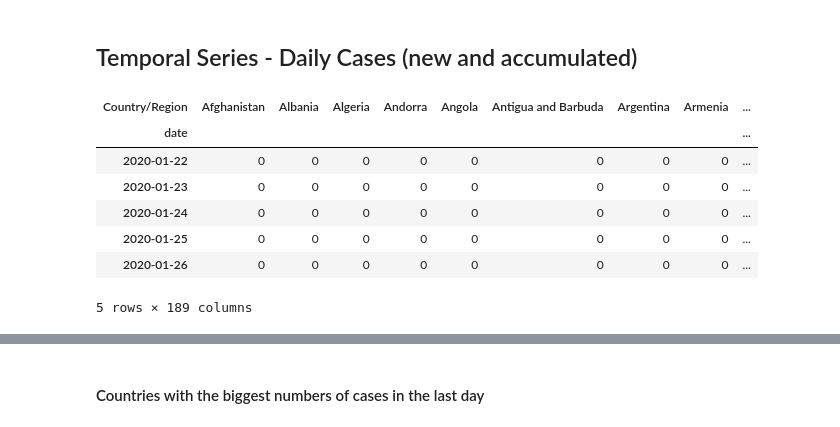
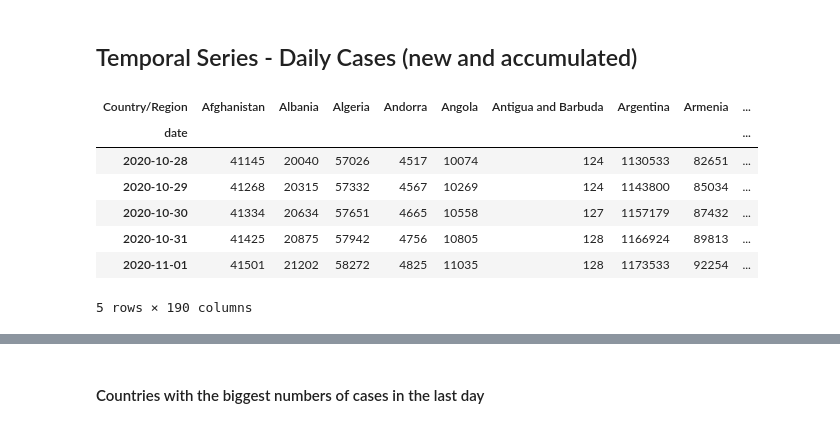
Before and after one commit to rsouza/COVID-19, a Jupyter notebook: daily_cases_deaths_recovered.ipynb, the cells around one changed output, grey strips where cells are left out. Saved outputs shown, nothing was run; the diff lists cells and outputs as text; code cells hidden in the pictures.

```diff
--- a/daily_cases_deaths_recovered.ipynb
+++ b/daily_cases_deaths_recovered.ipynb
@@ -7,20 +7,20 @@ import pickle
 # %%
 df_cases = pd.read_csv('./csse_covid_19_data/csse_covid_19_time_series/time_series_covid19_confirmed_global.csv')
 df_cases.drop(["Lat", "Long", "Province/State"], axis=1, inplace=True)
 df_cases = df_cases.groupby(['Country/Region']).sum()
 df_cases = df_cases.transpose()
 df_cases.index.name = 'date'
 df_cases.index = pd.to_datetime(df_cases.index)
-df_cases.head()
+df_cases.tail()
 # %% [output]
 | Country/Region | Afghanistan | Albania | Algeria | Andorra | Angola | Antigua and Barbuda | Argentina | Armenia | ... |
 | date |  |  |  |  |  |  |  |  | ... |
-| 2020-01-22 | 0 | 0 | 0 | 0 | 0 | 0 | 0 | 0 | ... |
-| 2020-01-23 | 0 | 0 | 0 | 0 | 0 | 0 | 0 | 0 | ... |
-| 2020-01-24 | 0 | 0 | 0 | 0 | 0 | 0 | 0 | 0 | ... |
-| 2020-01-25 | 0 | 0 | 0 | 0 | 0 | 0 | 0 | 0 | ... |
-| 2020-01-26 | 0 | 0 | 0 | 0 | 0 | 0 | 0 | 0 | ... |
+| 2020-10-28 | 41145 | 20040 | 57026 | 4517 | 10074 | 124 | 1130533 | 82651 | ... |
+| 2020-10-29 | 41268 | 20315 | 57332 | 4567 | 10269 | 124 | 1143800 | 85034 | ... |
+| 2020-10-30 | 41334 | 20634 | 57651 | 4665 | 10558 | 127 | 1157179 | 87432 | ... |
+| 2020-10-31 | 41425 | 20875 | 57942 | 4756 | 10805 | 128 | 1166924 | 89813 | ... |
+| 2020-11-01 | 41501 | 21202 | 58272 | 4825 | 11035 | 128 | 1173533 | 92254 | ... |
-5 rows × 189 columns
+5 rows × 190 columns
 # %%
 df_daily_cases = df_cases.sub(df_cases.shift())
 df_daily_cases.iloc[0] = df_cases.iloc[0]
```
Also changed, not shown: parts of 18 cells of this notebook.
